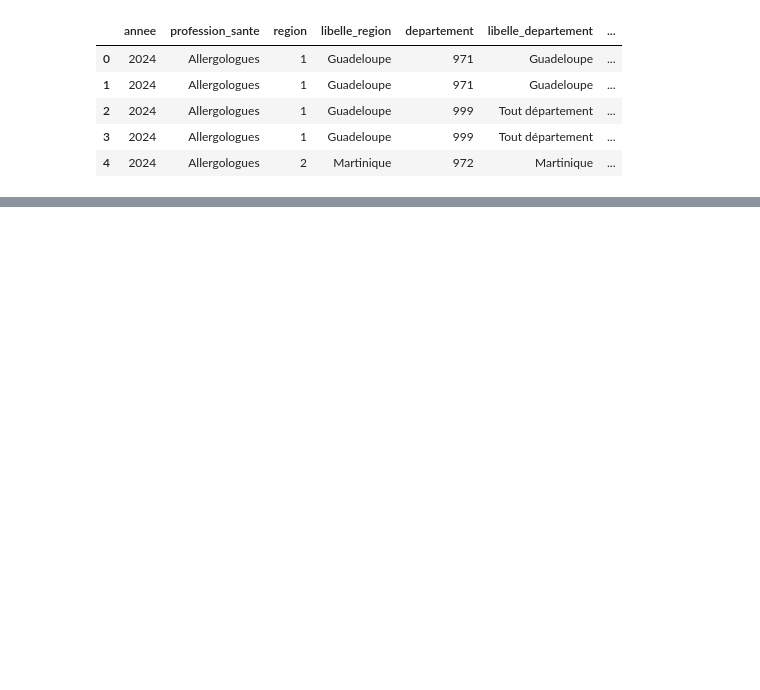
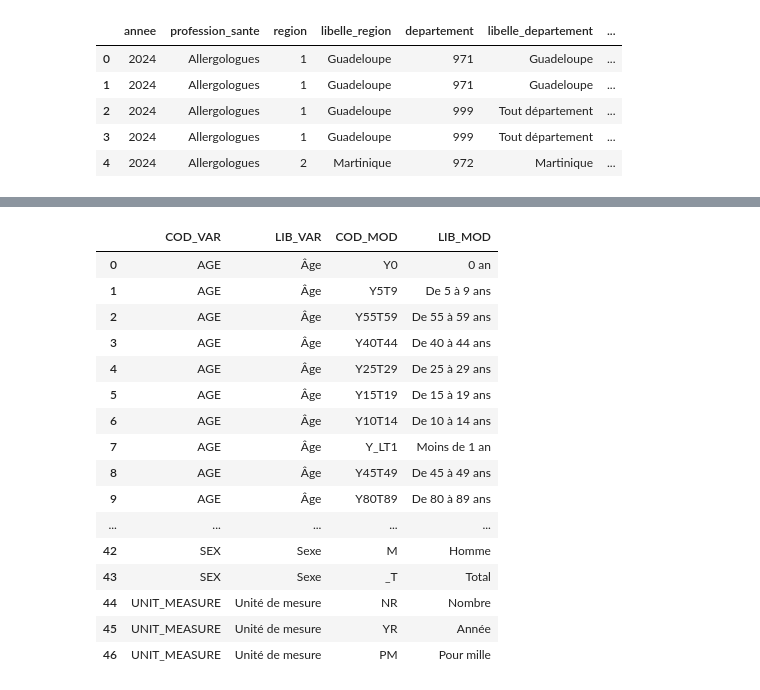
Before and after one commit to mariesibillini-hub/pfr_demomedecins, a Jupyter notebook: test.ipynb, the cells around one changed output, grey strips where cells are left out. Cells and saved outputs as stored; diff of their text form; code cells hidden in the pictures; blank space fills up the shorter version.

```diff
--- a/test.ipynb
+++ b/test.ipynb
@@ -69,0 +242,26 @@ ValueError: numeric_only accepts only Boolean values
+# %%
+# lecture des métadonnées de décès, et choix de ce que je garde
+chemin3 = r"C:\Users\USER\Desktop\Learning Data Analyst\DataRockStar\Projet Fil Rouge\data utiles au projet\DS_DECES_MORTALITE_SERIES_CSV_FR\DS_DECES_MORTALITE_SERIES_metadata.csv"
+df3_meta = pd.read_csv(chemin3, sep=";")
+to_keep = ["OBS_VALUE", "DECIMALS","EC_MEASURE", "UNIT_MEASURE", "SEX", "AGE", "OBS_STATUS", "OBS_STATUS_FR"]
+df3_meta = df3_meta[df3_meta["COD_VAR"].isin(to_keep)].reset_index(drop=True)
+df3_meta = df3_meta.drop(columns="GEO_OBJECT")
+df3_meta
+# %% [output]
+|  | COD_VAR | LIB_VAR | COD_MOD | LIB_MOD |
+| 0 | AGE | Âge | Y0 | 0 an |
+| 1 | AGE | Âge | Y5T9 | De 5 à 9 ans |
+| 2 | AGE | Âge | Y55T59 | De 55 à 59 ans |
+| 3 | AGE | Âge | Y40T44 | De 40 à 44 ans |
+| 4 | AGE | Âge | Y25T29 | De 25 à 29 ans |
+| 5 | AGE | Âge | Y15T19 | De 15 à 19 ans |
+| 6 | AGE | Âge | Y10T14 | De 10 à 14 ans |
+| 7 | AGE | Âge | Y_LT1 | Moins de 1 an |
+| 8 | AGE | Âge | Y45T49 | De 45 à 49 ans |
+| 9 | AGE | Âge | Y80T89 | De 80 à 89 ans |
+| ... | ... | ... | ... | ... |
+| 42 | SEX | Sexe | M | Homme |
+| 43 | SEX | Sexe | _T | Total |
+| 44 | UNIT_MEASURE | Unité de mesure | NR | Nombre |
+| 45 | UNIT_MEASURE | Unité de mesure | YR | Année |
+| 46 | UNIT_MEASURE | Unité de mesure | PM | Pour mille |
```
Also changed, not shown: parts of 27 cells of this notebook, 2 other files.
